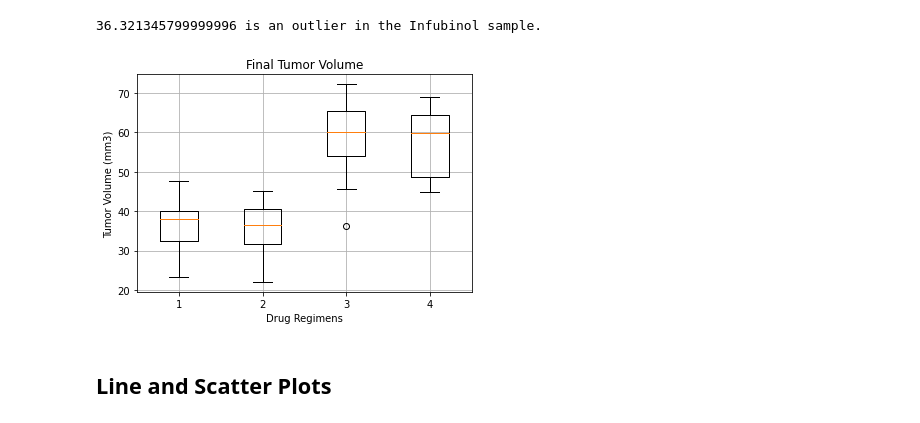
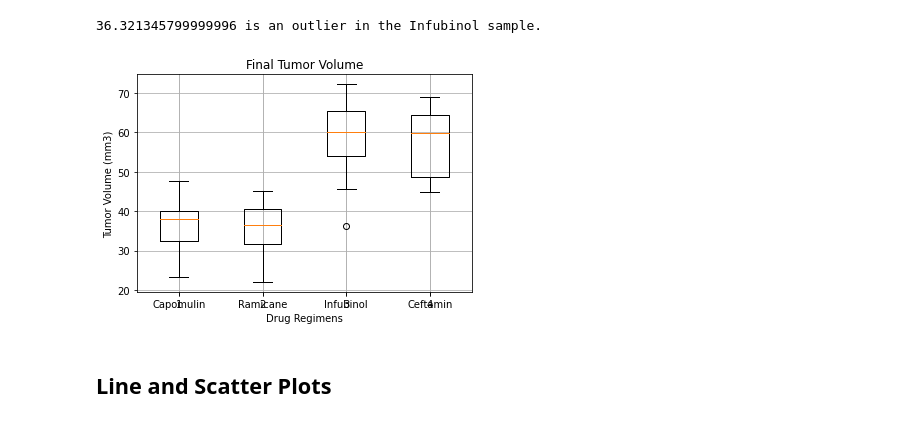
Before and after one commit to natlass/The-Power-of-Plots, a Jupyter notebook: pymaceuticals_starter.ipynb, the cells around one changed output. Cells and saved outputs as stored; diff of their text form; code cells hidden in the pictures.

Commit message:
added line and scatter plots

```diff
--- a/pymaceuticals_starter.ipynb
+++ b/pymaceuticals_starter.ipynb
@@ -228,28 +228,30 @@ for treatment in drug_list:
 # %%
 # Generate a box plot of the final tumor volume of each mouse across four regimens of interest
 Capomulin_df = tumor_volume_df.loc[tumor_volume_df['Drug Regimen'] == 'Capomulin']
 Ramicane_df = tumor_volume_df.loc[tumor_volume_df['Drug Regimen'] == 'Ramicane']
 Infubinol_df = tumor_volume_df.loc[tumor_volume_df['Drug Regimen'] == 'Infubinol']
 Ceftamin_df = tumor_volume_df.loc[tumor_volume_df['Drug Regimen'] == 'Ceftamin']
 
 # create a list of tumor volumes series for eaach regimen
 drugg = [Capomulin_df['Tumor Volume (mm3)']
         ,Ramicane_df['Tumor Volume (mm3)']
         ,Infubinol_df['Tumor Volume (mm3)']
         ,Ceftamin_df['Tumor Volume (mm3)']
        ]
 
 fig, ax1 = plt.subplots()
 
 x_axis = np.arange(len(drug_list))
+tick_locations = [value+1 for value in x_axis]
+plt.xticks(tick_locations, drug_list)
 ax1.set_title('Final Tumor Volume')
 ax1.set_ylabel('Tumor Volume (mm3)')
 ax1.set_xlabel('Drug Regimens')
 ax1.boxplot(drugg)
 
 plt.grid()
 plt.show()
 # %% [output]
-[figure, old version]
+[figure, new version]
 # %% [markdown]
 ## Line and Scatter Plots
```
Also changed, not shown: parts of 5 cells of this notebook.
